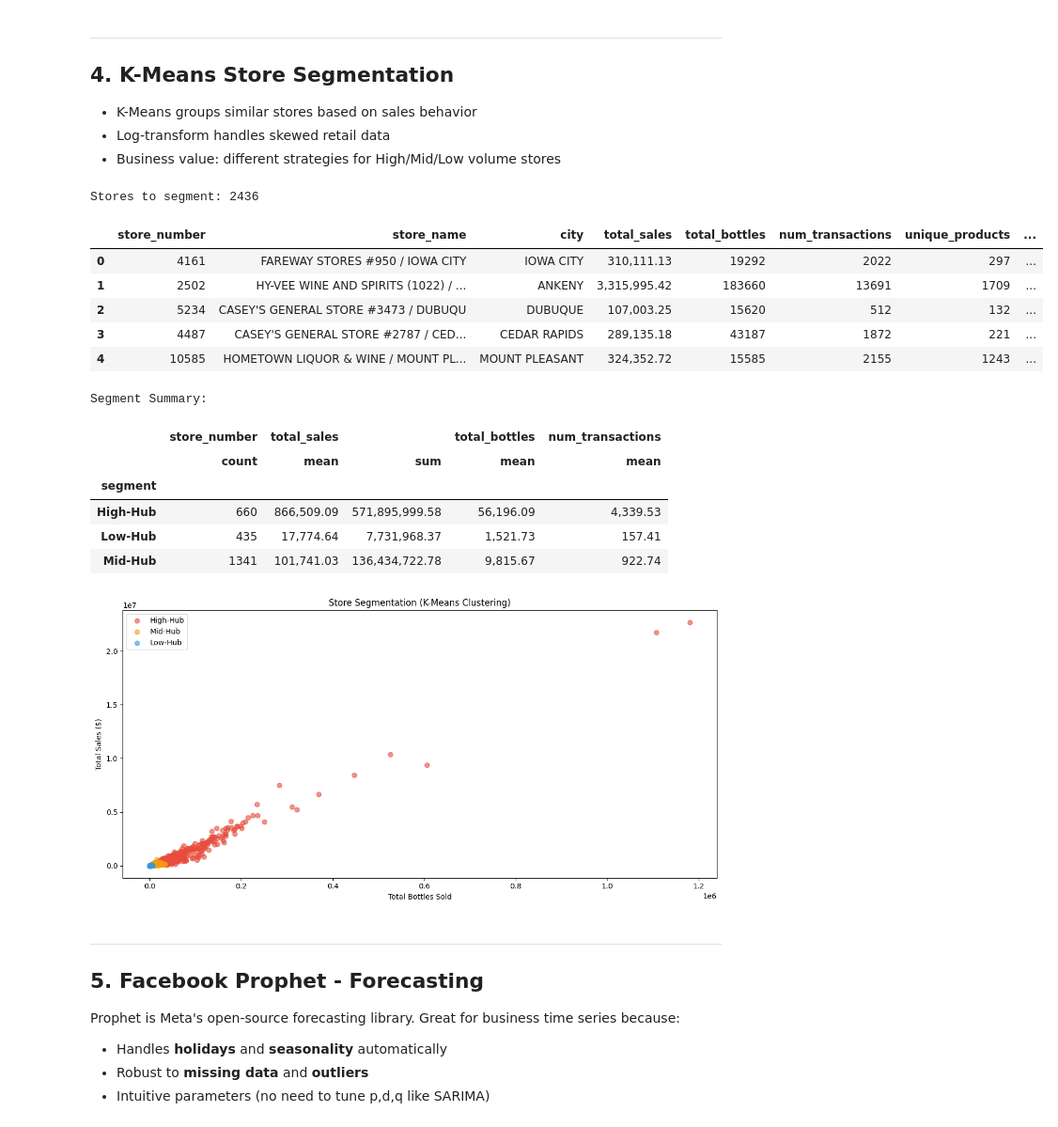
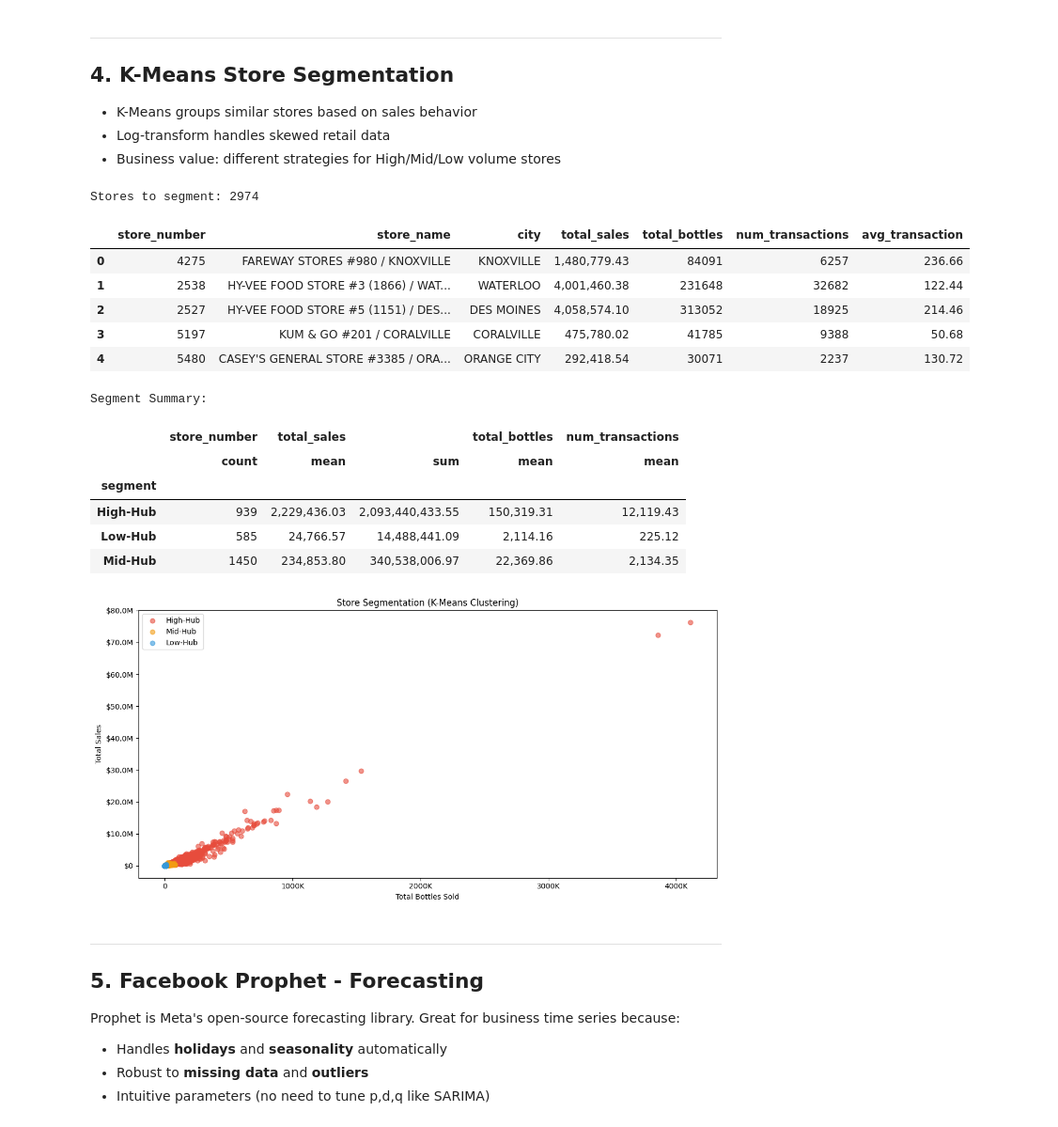
Before and after one commit to gfavero/Iowa-ML-Sales-Forecast, a Jupyter notebook: notebooks/ML_Sales_Forecasting.ipynb, the cells around one changed output. Shown at 94% size. Drawn from its saved outputs; the diff is of its cells as text; code cells hidden in the pictures.

```diff
--- a/notebooks/ML_Sales_Forecasting.ipynb
+++ b/notebooks/ML_Sales_Forecasting.ipynb
@@ -228,30 +335,29 @@ Forecast Summary:
 # %%
 # Pull store-level aggregations from BigQuery
 store_df = run_query("""
     SELECT
         store_number,
         store_name,
         city,
         ROUND(SUM(sale_dollars), 2) AS total_sales,
         SUM(bottles_sold) AS total_bottles,
         COUNT(*) AS num_transactions,
-        COUNT(DISTINCT item_description) AS unique_products,
         ROUND(AVG(sale_dollars), 2) AS avg_transaction
     FROM `bigquery-public-data.iowa_liquor_sales.sales`
-    WHERE date >= '2024-07-01'
+    WHERE date >= '2020-07-01'
     GROUP BY store_number, store_name, city
     HAVING COUNT(*) >= 10
 """)
 print(f'Stores to segment: {len(store_df)}')
 store_df.head()
 # %% [output]
-Stores to segment: 2436
+Stores to segment: 2974
-|  | store_number | store_name | city | total_sales | total_bottles | num_transactions | unique_products | ... |
-| 0 | 4161 | FAREWAY STORES #950 / IOWA CITY | IOWA CITY | 310,111.13 | 19292 | 2022 | 297 | ... |
-| 1 | 2502 | HY-VEE WINE AND SPIRITS (1022) / ... | ANKENY | 3,315,995.42 | 183660 | 13691 | 1709 | ... |
-| 2 | 5234 | CASEY'S GENERAL STORE #3473 / DUBUQU | DUBUQUE | 107,003.25 | 15620 | 512 | 132 | ... |
-| 3 | 4487 | CASEY'S GENERAL STORE #2787 / CED... | CEDAR RAPIDS | 289,135.18 | 43187 | 1872 | 221 | ... |
-| 4 | 10585 | HOMETOWN LIQUOR & WINE / MOUNT PL... | MOUNT PLEASANT | 324,352.72 | 15585 | 2155 | 1243 | ... |
+|  | store_number | store_name | city | total_sales | total_bottles | num_transactions | avg_transaction |
+| 0 | 4275 | FAREWAY STORES #980 / KNOXVILLE | KNOXVILLE | 1,480,779.43 | 84091 | 6257 | 236.66 |
+| 1 | 2538 | HY-VEE FOOD STORE #3 (1866) / WAT... | WATERLOO | 4,001,460.38 | 231648 | 32682 | 122.44 |
+| 2 | 2527 | HY-VEE FOOD STORE #5 (1151) / DES... | DES MOINES | 4,058,574.10 | 313052 | 18925 | 214.46 |
+| 3 | 5197 | KUM & GO #201 / CORALVILLE | CORALVILLE | 475,780.02 | 41785 | 9388 | 50.68 |
+| 4 | 5480 | CASEY'S GENERAL STORE #3385 / ORA... | ORANGE CITY | 292,418.54 | 30071 | 2237 | 130.72 |
 # %%
 # Prepare features for clustering
 features = ['total_sales', 'total_bottles', 'num_transactions']
@@ -283,9 +389,9 @@ Segment Summary:
 |  | store_number | total_sales |  | total_bottles | num_transactions |
 |  | count | mean | sum | mean | mean |
 | segment |  |  |  |  |  |
-| High-Hub | 660 | 866,509.09 | 571,895,999.58 | 56,196.09 | 4,339.53 |
-| Low-Hub | 435 | 17,774.64 | 7,731,968.37 | 1,521.73 | 157.41 |
-| Mid-Hub | 1341 | 101,741.03 | 136,434,722.78 | 9,815.67 | 922.74 |
+| High-Hub | 939 | 2,229,436.03 | 2,093,440,433.55 | 150,319.31 | 12,119.43 |
+| Low-Hub | 585 | 24,766.57 | 14,488,441.09 | 2,114.16 | 225.12 |
+| Mid-Hub | 1450 | 234,853.80 | 340,538,006.97 | 22,369.86 | 2,134.35 |
 # %%
 # Visualization
 fig, ax = plt.subplots(figsize=(12, 6))
@@ -300,13 +406,15 @@ for segment, color in colors.items():
     )
 
 ax.set_xlabel('Total Bottles Sold')
-ax.set_ylabel('Total Sales ($)')
+ax.set_ylabel('Total Sales')
 ax.set_title('Store Segmentation (K-Means Clustering)')
+ax.yaxis.set_major_formatter(currency_formatter)
+ax.xaxis.set_major_formatter(mticker.FuncFormatter(lambda x, p: f'{x/1e3:.0f}K' if x >= 1e3 else f'{x:.0f}'))
 ax.legend()
 plt.tight_layout()
 plt.show()
 # %% [output]
-[figure, old version]
+[figure, new version]
 # %% [markdown]
 ---
 ## 5. Facebook Prophet - Forecasting
```
Also changed, not shown: parts of 18 cells of this notebook, 1 other file.
